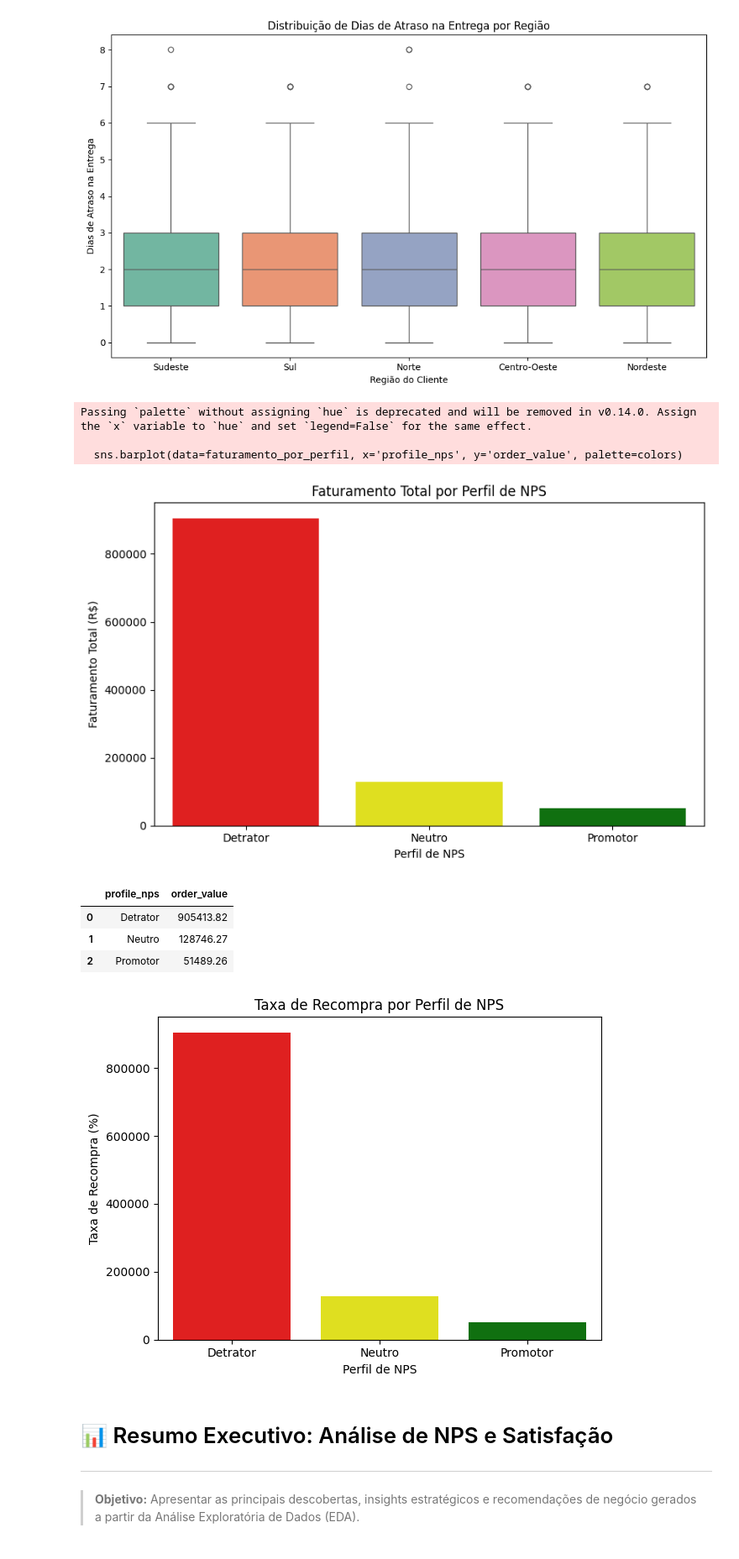
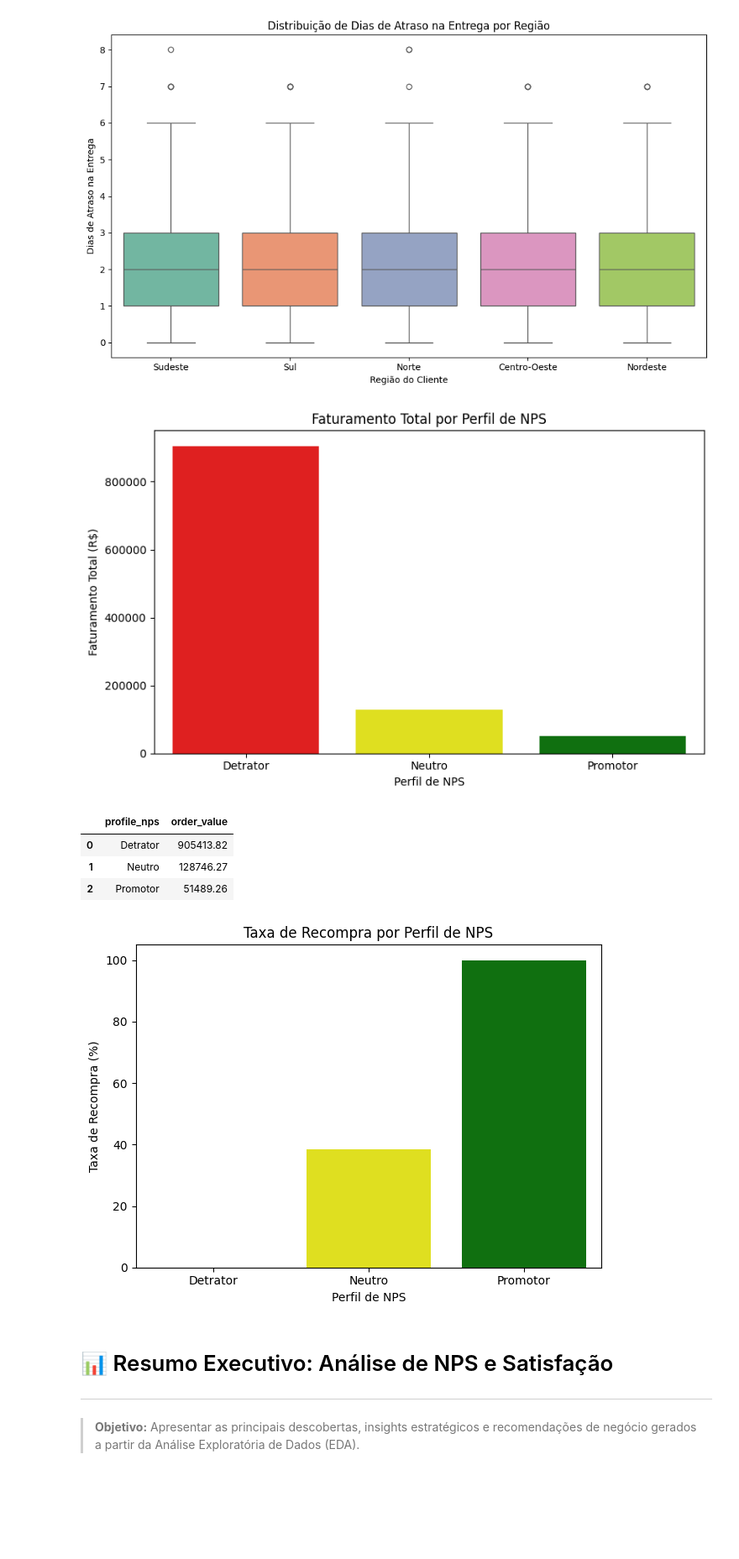
Before and after one commit to vanessahay/1IAST-TechChallenge, a Jupyter notebook: Notebook/01_eda_csv_toPandas.ipynb, the cells around one changed output. Shown at 84% size. Drawn from its saved outputs; the diff is of its cells as text; code cells hidden in the pictures; blank space fills up the shorter version.

```diff
--- a/Notebook/01_eda_csv_toPandas.ipynb
+++ b/Notebook/01_eda_csv_toPandas.ipynb
@@ -339,7 +339,14 @@ plt.show()
 faturamento_por_perfil = df_full_nps.groupby('profile_nps')['order_value'].sum().reset_index()
 
 plt.figure(figsize=(8, 5))
-sns.barplot(data=faturamento_por_perfil, x='profile_nps', y='order_value', palette=colors)
+sns.barplot(
+    data=faturamento_por_perfil,
+    x='profile_nps',
+    y='order_value',
+    palette=colors,
+    hue='profile_nps',
+    legend=False
+)
 plt.title('Faturamento Total por Perfil de NPS')
 plt.xlabel('Perfil de NPS')
 plt.ylabel('Faturamento Total (R$)')
@@ -347,9 +354,6 @@ plt.tight_layout()
 plt.show()
 faturamento_por_perfil
 # %% [output]
-Passing `palette` without assigning `hue` is deprecated and will be removed in v0.14.0. Assign the `x` variable to `hue` and set `legend=False` for the same effect.
-
-  sns.barplot(data=faturamento_por_perfil, x='profile_nps', y='order_value', palette=colors)
 [figure]
 |  | profile_nps | order_value |
 | 0 | Detrator | 905413.82 |
@@ -358,21 +362,14 @@ Passing `palette` without assigning `hue` is deprecated and will be removed in v
 # %%
 # Visualização comparando a taxa de recompra por perfil de NPS
 colors = {'Detrator': 'red', 'Neutro': 'yellow', 'Promotor': 'green'}
-sns.barplot(
-    data=faturamento_por_perfil,
-    x='profile_nps',
-    y='order_value',
-    palette=colors,
-    hue='profile_nps',
-    legend=False
-)
+sns.barplot(data=df_plot, x='profile_nps', y='taxa_recompra_percent', hue='profile_nps', palette=colors, legend=False)
 plt.title('Taxa de Recompra por Perfil de NPS')
 plt.xlabel('Perfil de NPS')
 plt.ylabel('Taxa de Recompra (%)')
 plt.tight_layout()
 plt.show()
 # %% [output]
-[figure, old version]
+[figure, new version]
 # %% [markdown]
 # 📊 Resumo Executivo: Análise de NPS e Satisfação
 ---
```
